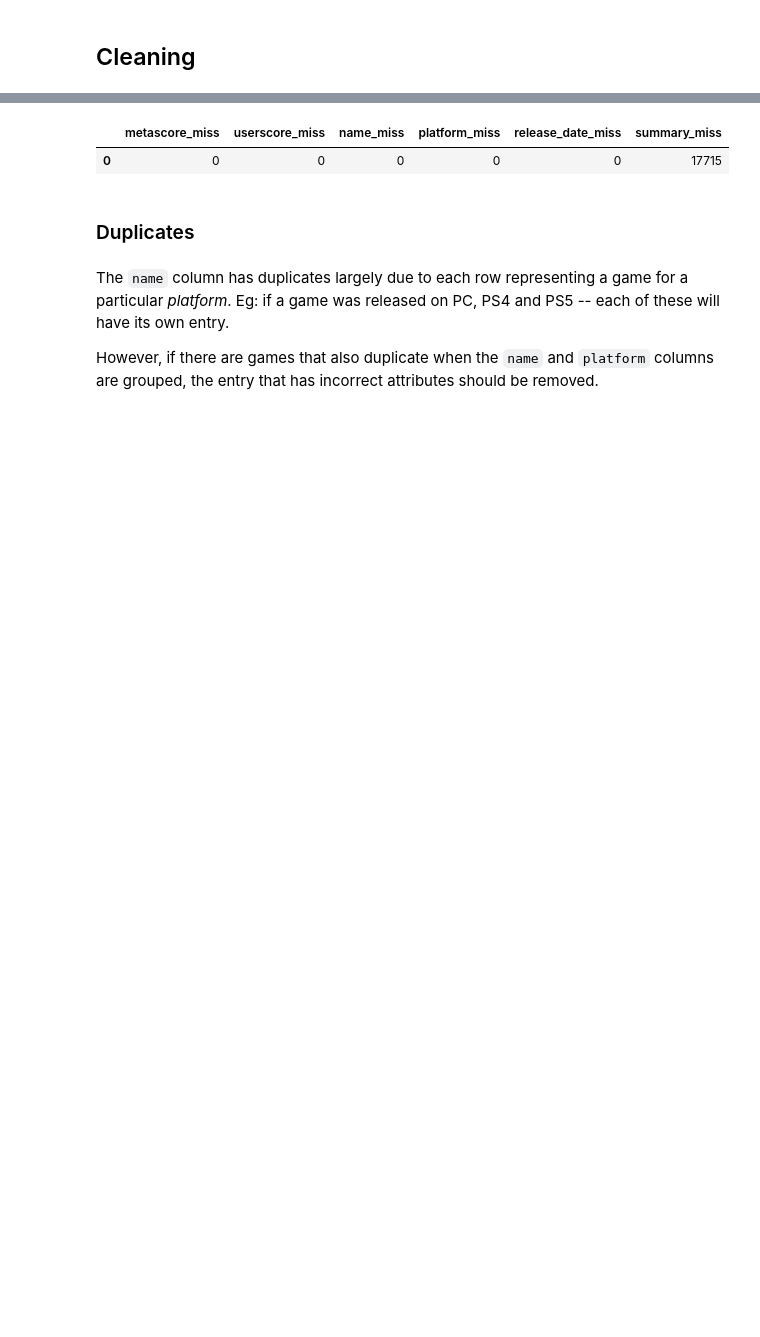
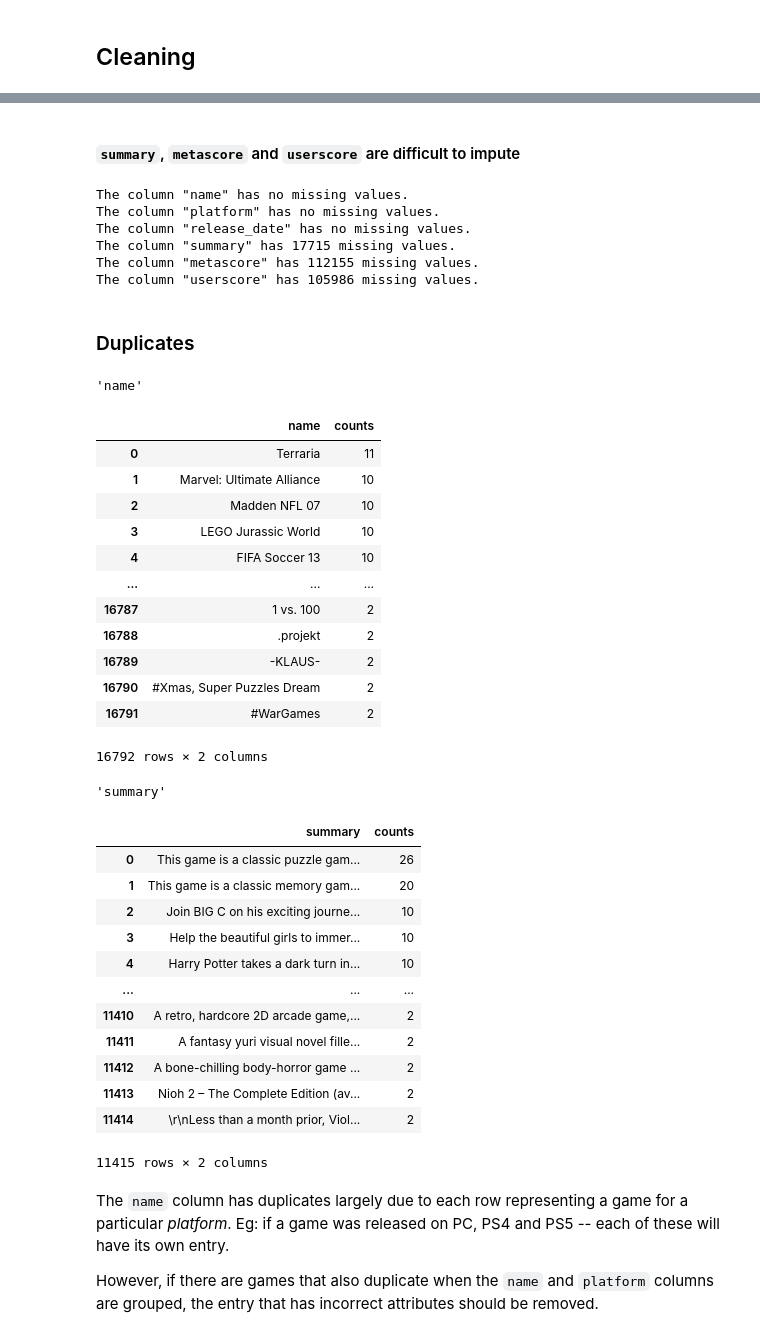
Before and after one commit to henrylin03/video-games, a Jupyter notebook: analysis.ipynb, the cells around one changed output, grey strips where cells are left out. Cells and saved outputs as stored; diff of their text form; code cells hidden in the pictures; blank space fills up the shorter version.

Commit message:
add helper functions up until duplicates

```diff
--- a/analysis.ipynb
+++ b/analysis.ipynb
@@ -39,42 +83,75 @@ Though there are missing values in the dataset, there is NFA to impute as:
+# %% [markdown]
+#### `summary`, `metascore` and `userscore` are difficult to impute
 # %%
-pd.read_sql_query(
+def count_missing_values(sql_table_name: str, col: str):
+    missing_values_count_query = f"""
+SELECT SUM(CASE WHEN {col} IS NULL THEN 1 ELSE 0 END) missing_values_count
+FROM {sql_table_name}
     """
-    SELECT SUM(CASE WHEN metascore IS NULL THEN 1 ELSE 0 END) metascore_miss,
-        SUM(CASE WHEN userscore IS NULL THEN 1 ELSE 0 END) userscore_miss,
-        SUM(CASE WHEN name IS NULL THEN 1 ELSE 0 END) name_miss,
-        SUM(CASE WHEN platform IS NULL THEN 1 ELSE 0 END) platform_miss,
-        SUM(CASE WHEN release_date IS NULL THEN 1 ELSE 0 END) release_date_miss,
-        SUM(CASE WHEN summary IS NULL THEN 1 ELSE 0 END) summary_miss
-    FROM games
-    """,
-    engine,
-)
+    missing_count_df = pd.read_sql_query(missing_values_count_query, sql_engine)
+    count_of_missing_values_in_col = missing_count_df.missing_values_count.iloc[0]
+    print(
+        f"""The column "{col}" has {count_of_missing_values_in_col if count_of_missing_values_in_col else "no"} missing values."""
+    )
+
+
+for c in games_df.columns:
+    count_missing_values("games", c)
 # %% [output]
-|  | metascore_miss | userscore_miss | name_miss | platform_miss | release_date_miss | summary_miss |
-| 0 | 0 | 0 | 0 | 0 | 0 | 17715 |
+The column "name" has no missing values.
+The column "platform" has no missing values.
+The column "release_date" has no missing values.
+The column "summary" has 17715 missing values.
+The column "metascore" has 112155 missing values.
+The column "userscore" has 105986 missing values.
 # %% [markdown]
 ### Duplicates
 # %%
-# deduplicate first as no entries should be identical for all columns
-merged_df = merged_df.drop_duplicates()
-merged_df.to_sql("games", engine, if_exists="replace", index=False)
-
 # check duplicates for "name", "summary" columns, as the other attributes can be expected to have duplicates
 # exclude null values using `WHERE` statement as these will duplicate
 for col in ["name", "summary"]:
     dup_df = pd.read_sql_query(
         f"""
         SELECT {col}, COUNT(*) counts
         FROM games
         WHERE {col} NOT NULL
         GROUP BY 1
         HAVING counts > 1
         ORDER BY 2 DESC
         """,
-        engine,
+        sql_engine,
     )
     if not dup_df.empty:
         display(col, dup_df)
+# %% [output]
+'name'
+|  | name | counts |
+| 0 | Terraria | 11 |
+| 1 | Marvel: Ultimate Alliance | 10 |
+| 2 | Madden NFL 07 | 10 |
+| 3 | LEGO Jurassic World | 10 |
+| 4 | FIFA Soccer 13 | 10 |
+| ... | ... | ... |
+| 16787 | 1 vs. 100 | 2 |
+| 16788 | .projekt | 2 |
+| 16789 | -KLAUS- | 2 |
+| 16790 | #Xmas, Super Puzzles Dream | 2 |
+| 16791 | #WarGames | 2 |
+16792 rows × 2 columns
+'summary'
+|  | summary | counts |
+| 0 | This game is a classic puzzle gam... | 26 |
+| 1 | This game is a classic memory gam... | 20 |
+| 2 | Join BIG C on his exciting journe... | 10 |
+| 3 | Help the beautiful girls to immer... | 10 |
+| 4 | Harry Potter takes a dark turn in... | 10 |
+| ... | ... | ... |
+| 11410 | A retro, hardcore 2D arcade game,... | 2 |
+| 11411 | A fantasy yuri visual novel fille... | 2 |
+| 11412 | A bone-chilling body-horror game ... | 2 |
+| 11413 | Nioh 2 – The Complete Edition (av... | 2 |
+| 11414 | \r\nLess than a month prior, Viol... | 2 |
+11415 rows × 2 columns
 # %% [markdown]
 The `name` column has duplicates largely due to each row representing a game for a particular _platform_. Eg: if a game was released on PC, PS4 and PS5 -- each of these will have its own entry.
 
```
Also changed, not shown: parts of 12 cells of this notebook.
